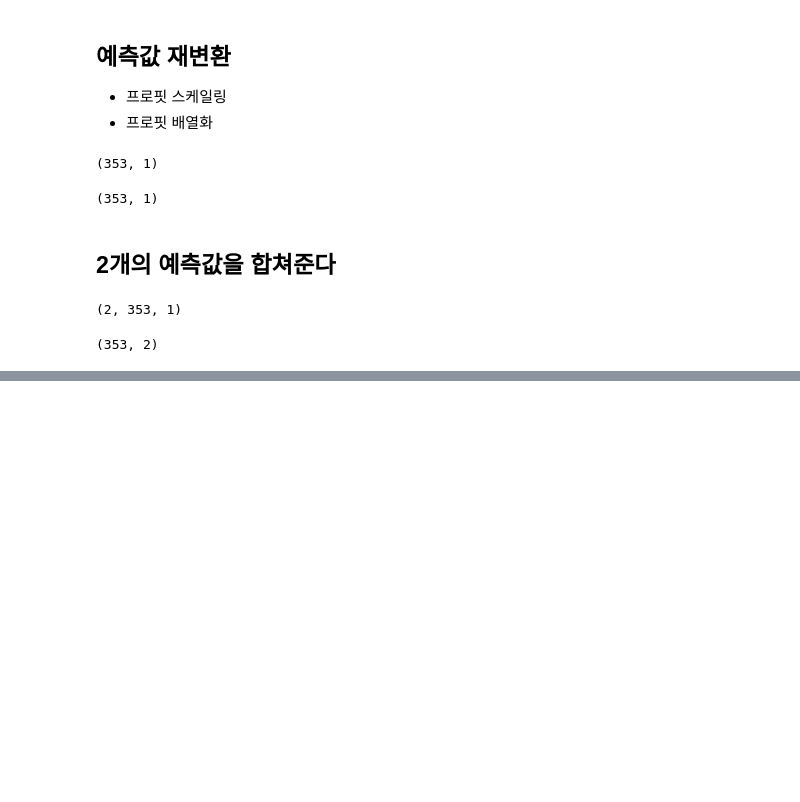
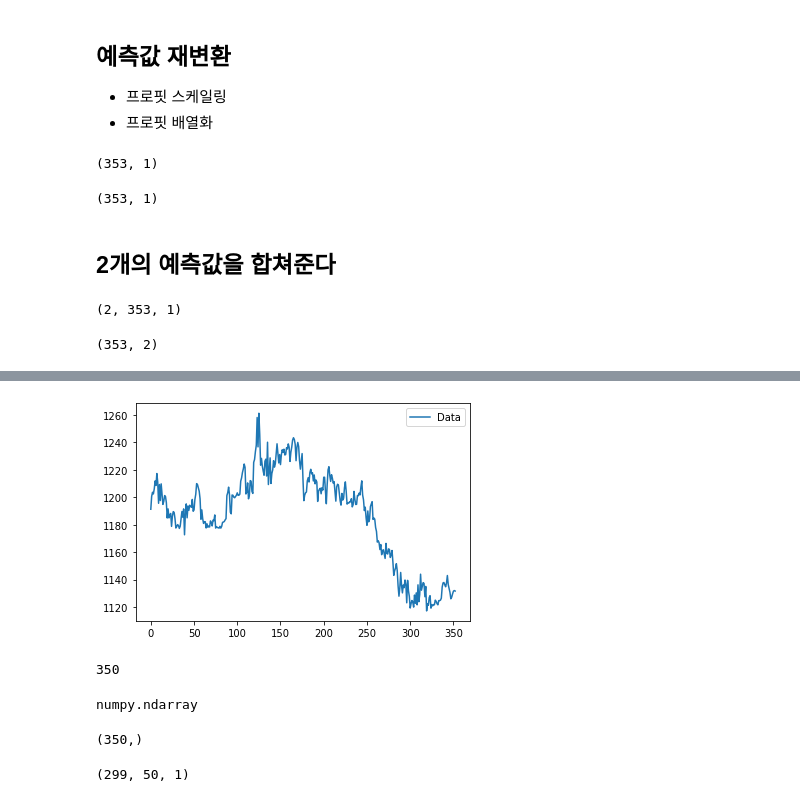
Before and after one commit to ggwnsghgg/Exchange_rate_prediction_Project, a Jupyter notebook: 앙상블(블렌딩(xgboost)).ipynb, the cells around one changed output, grey strips where cells are left out. Cells and saved outputs as stored; diff of their text form; code cells hidden in the pictures; blank space fills up the shorter version.

```diff
--- a/앙상블(블렌딩(xgboost)).ipynb
+++ b/앙상블(블렌딩(xgboost)).ipynb
@@ -405,2 +384,4 @@ t2
+# %%
+t2 = np.array([final])
 # %%
 data_test = scaler.inverse_transform(t2)
@@ -408,0 +388,2 @@ ValueError: ignored
+# %%
+final_data = np.squeeze(data_test)
@@ -408,0 +410,15 @@ ValueError: ignored
+# %%
+plt.plot(final_data)
+plt.legend(['Data'])
+plt.show()
+# %% [output]
+[figure, added]
+# %%
+lt = final_data[-350:]
+len(lt)
+# %% [output]
+350
+# %%
+type(lt)
+# %% [output]
+numpy.ndarray
@@ -408,0 +427,4 @@ ValueError: ignored
+# %%
+flo.shape
+# %% [output]
+(350,)
@@ -408,0 +438,21 @@ ValueError: ignored
+# %%
+# z-score 정규화
+normalized_data = []
+window_mean = []
+window_std = []
+
+for window in result:
+    normalized_window = [((p - np.mean(window)) / np.std(window)) for p in window]
+    normalized_data.append(normalized_window)
+    window_mean.append(np.mean(window))
+    window_std.append(np.std(window))
+
+result = np.array(normalized_data)
+
+x_test = result[:, :-1]
+x_test = np.reshape(x_test, (x_test.shape[0], x_test.shape[1], 1))
+y_test = result[:, -1]
+
+x_test.shape
+# %% [output]
+(299, 50, 1)
```
Also changed, not shown: parts of 18 cells of this notebook.
